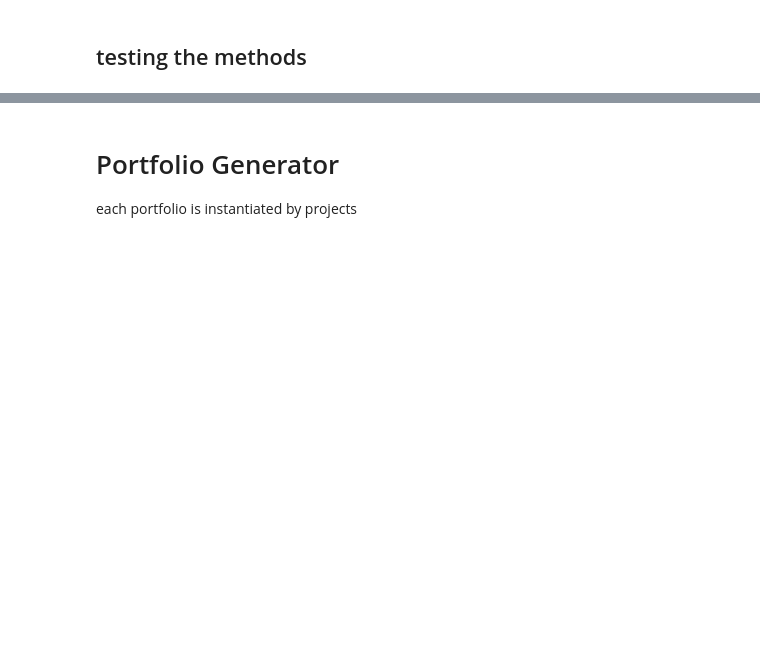
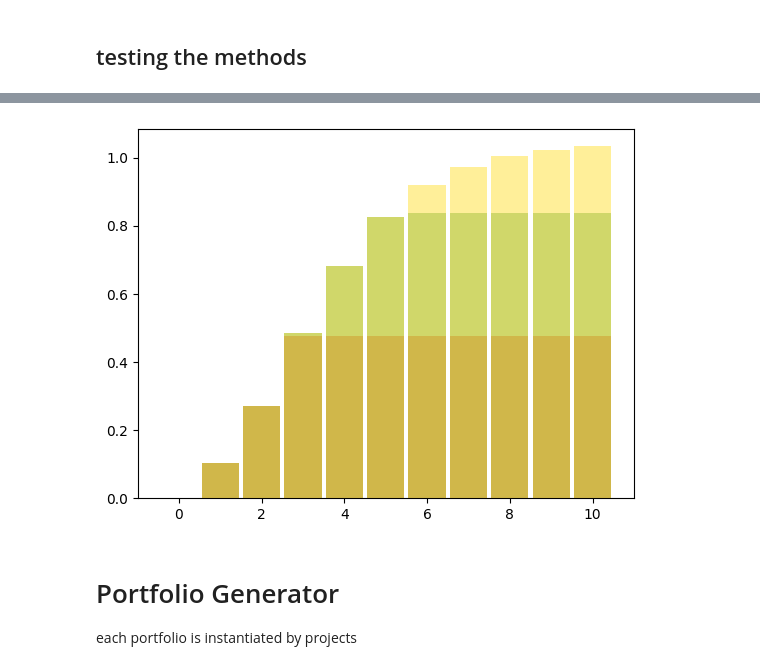
Before and after one commit to UDynamic/PPO-project-portfolio-budgeting-AI-agent, a Jupyter notebook: notebooks/portfolio_env.ipynb, the cells around one changed output, grey strips where cells are left out. Saved outputs shown, nothing was run; the diff lists cells and outputs as text; code cells hidden in the pictures; blank space fills up the shorter version.

```diff
--- a/notebooks/portfolio_env.ipynb
+++ b/notebooks/portfolio_env.ipynb
@@ -596,3 +596,27 @@ plt.show()
+# %%
+# --- determine stacking order dynamically ---
+overrun = progress["acwp"] > progress["bcwp"]
+
+# --- width of bars (slightly less than 1 to make them tight but visible) ---
+bar_width = 0.9
+
+# --- base layers depending on overrun condition ---
+if overrun:
+    # order: BCWS (bottom), ACWP (middle), BCWP (top)
+    plt.bar(t, p.BCWS, color="gold", alpha=0.4, label="BCWS (Baseline)", width=bar_width, zorder=1)
+    plt.bar(t, np.minimum(p.BCWS, progress["acwp"]), color="red", alpha=0.3,
+            label="ACWP (Actual Cost)", width=bar_width, zorder=2)
+    plt.bar(t, np.minimum(p.BCWS, progress["bcwp"]), color="green", alpha=0.3,
+            label="BCWP (Earned Value)", width=bar_width, zorder=3)
+else:
+    # order: ACWP (bottom), BCWP (middle), BCWS (top)
+    plt.bar(t, np.minimum(p.BCWS, progress["acwp"]), color="red", alpha=0.3,
+            label="ACWP (Actual Cost)", width=bar_width, zorder=1)
+    plt.bar(t, np.minimum(p.BCWS, progress["bcwp"]), color="green", alpha=0.3,
+            label="BCWP (Earned Value)", width=bar_width, zorder=2)
+    plt.bar(t, p.BCWS, color="gold", alpha=0.4, label="BCWS (Baseline)", width=bar_width, zorder=3)
+# %% [output]
+[figure, added]
 # %% [markdown]
 # Portfolio Generator
 each portfolio is instantiated by projects
```
Also changed, not shown: parts of 2 cells of this notebook.
